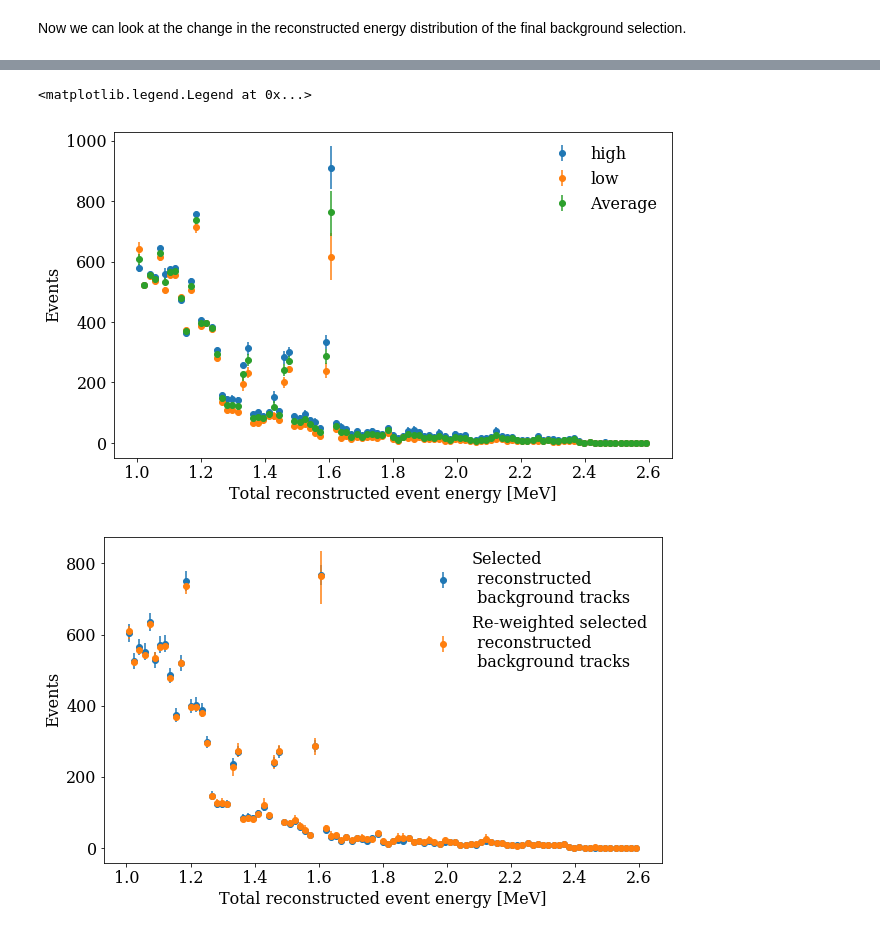
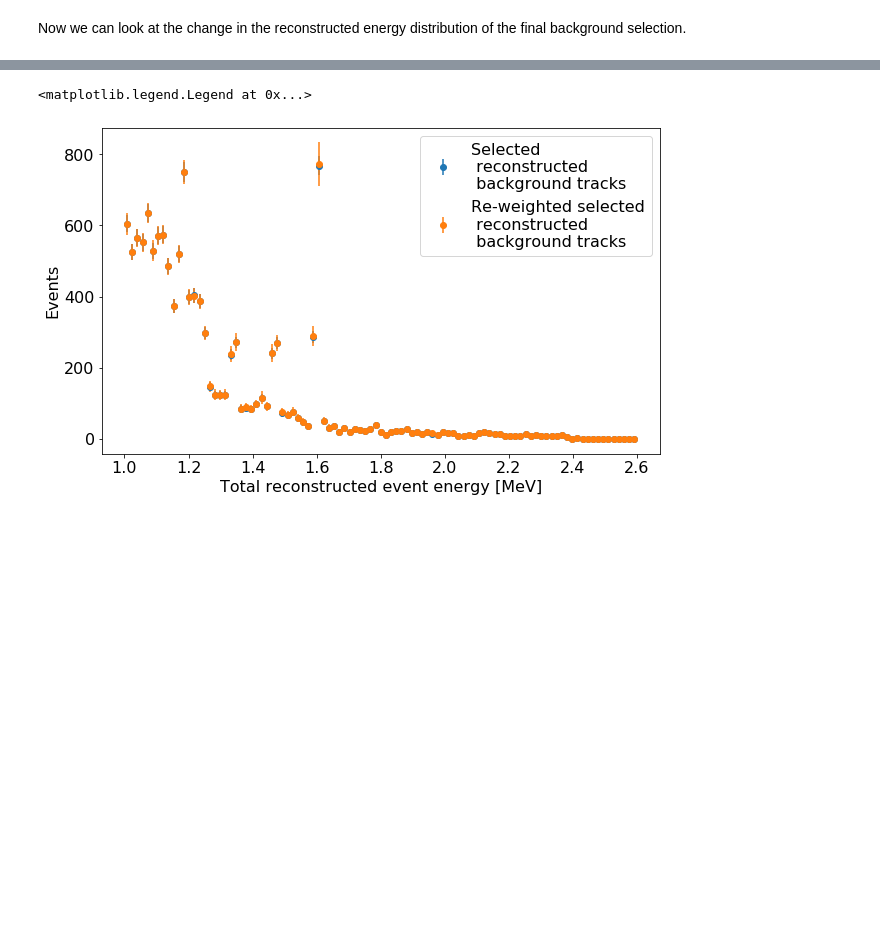
Before and after one commit to k-woodruff/bb2nu, a Jupyter notebook: bb2nu_BG_distribution.ipynb, the cells around one changed output, grey strips where cells are left out. Cells and saved outputs as stored; diff of their text form; code cells hidden in the pictures; blank space fills up the shorter version.

```diff
--- a/bb2nu_BG_distribution.ipynb
+++ b/bb2nu_BG_distribution.ipynb
@@ -361,53 +360,35 @@ See the caveats in the documentation: http://pandas.pydata.org/pandas-docs/stabl
 # %%
 plt.figure(figsize=(10,6))
 
 ebins = np.linspace(1,2.6,100)
 bin_centers = (ebins[1:] + ebins[:-1])/2
 energy_counts,_ = np.histogram(df_particles_selection['reco_energy'], bins=ebins)
 
-#Creating matrices for the plus, minus, and average histogram counts
-energy_counts_reweight_p_all = np.zeros((10,len(energy_counts)))
-energy_counts_reweight_m_all = np.zeros((10,len(energy_counts)))
+#Creating matrices for the total and average histogram counts
+energy_counts_reweight_all = np.zeros((20,len(energy_counts)))
 energy_counts_reweight = np.zeros(len(energy_counts))
 
 #For loop that stores the histogram values for the counts into the previously created matrices
-for i in range(0,10):
-    energy_counts_reweight_p,_ = np.histogram(df_particles_selection['reco_energy'], bins=ebins, weights=weight_p_all[i])
-    energy_counts_reweight_m,_ = np.histogram(df_particles_selection['reco_energy'], bins=ebins, weights=weight_m_all[i])
-    energy_counts_reweight_p_all[i] = energy_counts_reweight_p
-    energy_counts_reweight_m_all[i] = energy_counts_reweight_m
+for i in range(0,20):
+    energy_counts_reweight_hist,_ = np.histogram(df_particles_selection['reco_energy'], bins=ebins, weights=weight_all[i])
+    energy_counts_reweight_all[i] = energy_counts_reweight_hist
 
 #Calcluates the average of all the values and stores that into the energy_counts_reweight matrix
-energy_counts_reweight = (energy_counts_reweight_p_all.mean(0)+energy_counts_reweight_m_all.mean(0))/2
-#Calculates the standard deviation of each of the plus and minus counts and stores them as the plus and minus errors
-yerr_p = energy_counts_reweight_p_all.std(0)
-yerr_m = energy_counts_reweight_m_all.std(0)
+energy_counts_reweight = energy_counts_reweight_all.mean(0)
+#Calculates the standard deviation of the calculated values and the sqrt of the counts for the total error
+yerr_tot = energy_counts_reweight_p_all.std(0) + np.sqrt(energy_counts_reweight)
 
-plt.figure(1, figsize=(10,6))
-#Graphs of the average Plus and Minus counts
-plt.errorbar(bin_centers, energy_counts_reweight_p_all.mean(0), yerr=yerr_p, fmt='o', label='high');
-plt.errorbar(bin_centers, energy_counts_reweight_m_all.mean(0), yerr=yerr_m, fmt='o', label='low');
-#Average of all the Values with uneven errorbars
-plt.errorbar(bin_centers, energy_counts_reweight, yerr=[yerr_m,yerr_p], fmt='o', label='Average');
+
+#Original counts - Not Reweighted
+plt.errorbar(bin_centers, energy_counts, yerr=np.sqrt(energy_counts), fmt='o', label='Selected\n reconstructed\n background tracks');
+# Reweighted Counts
+plt.errorbar(bin_centers, energy_counts_reweight, yerr=yerr_tot, fmt='o', label='Re-weighted selected\n reconstructed\n background tracks');
 
 plt.xlabel('Total reconstructed event energy [MeV]', fontsize=16)
 plt.ylabel('Events', fontsize=16)
 plt.tick_params(which='major', axis='both', labelsize=16)
 
 plt.legend(loc='upper right', fontsize=16)
-
-plt.figure(2, figsize=(10,6))
-#Original counts - Not Reweighted
-plt.errorbar(bin_centers, energy_counts, yerr=np.sqrt(energy_counts), fmt='o', label='Selected\n reconstructed\n background tracks');
-# Reweighted Counts
-plt.errorbar(bin_centers, energy_counts_reweight, yerr=[yerr_m,yerr_p], fmt='o', label='Re-weighted selected\n reconstructed\n background tracks');
-
-plt.xlabel('Total reconstructed event energy [MeV]', fontsize=16)
-plt.ylabel('Events', fontsize=16)
-plt.tick_params(which='major', axis='both', labelsize=16)
-
-plt.legend(loc='upper right', fontsize=16)
 # %% [output]
 <matplotlib.legend.Legend at 0x...>
-[figure, old version]
+[figure, new version]
-[figure, removed]
```
Also changed, not shown: parts of 8 cells of this notebook.
